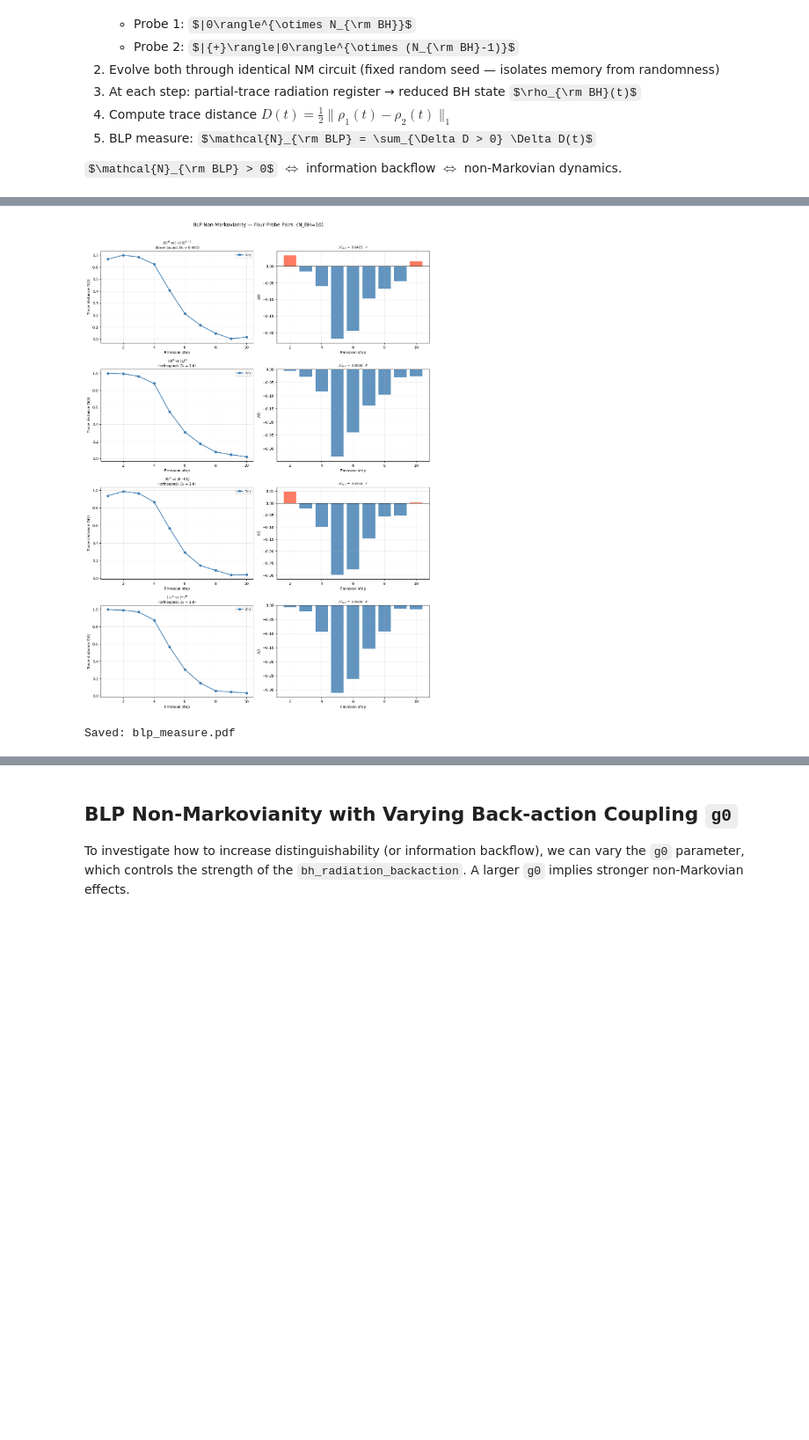
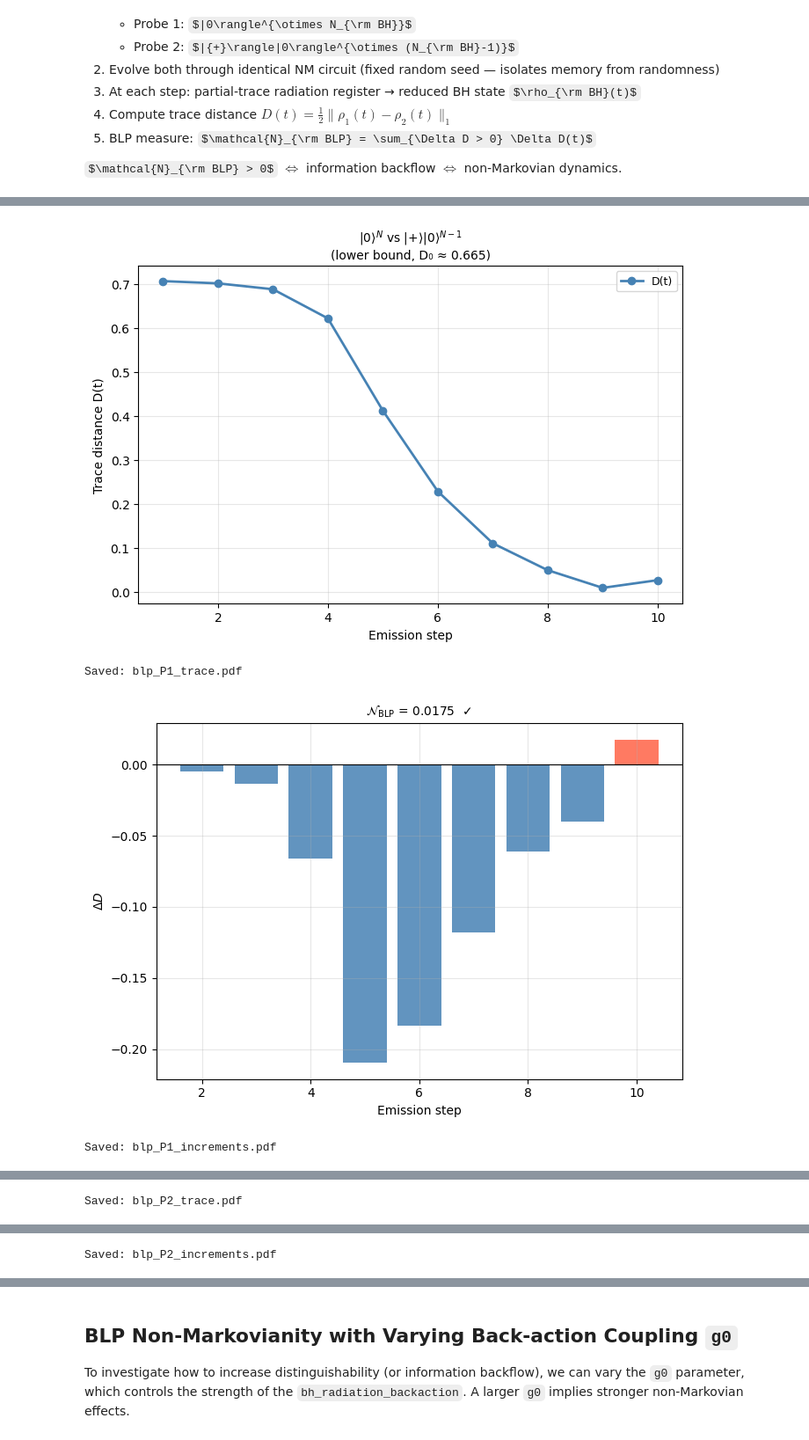
Before and after one commit to aaqhilahamed2004-ops/non-markovian_black-hole_evaporation, a Jupyter notebook: MvNM_v2.ipynb, the cells around one changed output, grey strips where cells are left out. Shown at 88% size. Drawn from its saved outputs; the diff is of its cells as text; code cells hidden in the pictures; some formulas as TeX source; blank space fills up the shorter version.

```diff
--- a/MvNM_v2.ipynb
+++ b/MvNM_v2.ipynb
@@ -28,7 +30,7 @@ from qiskit.quantum_info import Statevector, partial_trace, entropy, Operator
 #
 # Page time = N_BH // 2
 
-N_BH = 12          # black hole size (14 exceeds available RAM for statevector)
+N_BH = 10         # black hole size (14 exceeds available RAM for statevector)
 C_M  = '#1A6FB5'   # Markovian colour
 C_NM = '#E06000'   # Non-Markovian colour
 
@@ -42,3 +42,5 @@ G0_GLOBAL = 0.785
+# %%
+G0_GLOBAL = 1.57
 # %%
 # ─────────────────────────────────────────────────────────────────────────────
 # CIRCUIT BUILDING BLOCKS
@@ -611,8 +734,7 @@ def trace_distance(rho1, rho2) -> float:
     eigvals = np.linalg.eigvalsh(rho1.data - rho2.data)
     return 0.5 * float(np.sum(np.abs(eigvals)))
 
-'''
-def run_evaporation_for_blp(probe: str, seed: int = 42, markovian: bool = False, g0: float = G0_GLOBAL):
+def run_evaporation_for_blp(probe: str, seed: int = 100, markovian: bool = False, g0: float = G0_GLOBAL):
     """
     probe : 'zero'     -> |0...0>^N
             'plus'     -> |+>|0>^(N-1)
@@ -653,8 +775,8 @@ def run_evaporation_for_blp(probe: str, seed: int = 42, markovian: bool = False,
         rho_series.append(rho_interior)
 
     return rho_series
+
 '''
-
 def compute_blp_pair(probe_a, probe_b, label_a, label_b, series_cache):
     """Compute D(t), dD, N_BLP for a probe pair. Uses cache to avoid re-running."""
     if probe_a not in series_cache:
@@ -681,7 +803,7 @@ pairs = [
     ('plus_all','minus_all', r"$|{+}\rangle^N$ vs $|{-}\rangle^N$",
                           "orthogonal, D₀ = 1.0",      "orthogonal (coherent)"),
 ]
-
+'''
 # ── Run all pairs ─────────────────────────────────────────────────────────────
 print(f"Computing BLP measure  (N_BH={N_BH})...")
 cache   = {}
@@ -707,39 +829,36 @@ for i, ((pa, pb, _, d0_note, short), (_, _, _, N_BLP, _, _)) in enumerate(zip(pa
     print(f"  {short:<42} {N_BLP:>10.6f}  {flag}")
 print(f"{'='*60}")
 
-# ── 4×2 plot grid ─────────────────────────────────────────────────────────────
-fig, axes = plt.subplots(4, 2, figsize=(13, 18))
+# ── 4 plots ─────────────────────────────────────────────────────────────
 
 for row, (steps, D_vals, dD, N_BLP, tex_label, d0_note) in enumerate(results):
-    # Left: trace distance
-    axes[row, 0].plot(steps, D_vals, 'o-', color='steelblue', lw=2, label='D(t)')
-    axes[row, 0].set_xlabel("Emission step")
-    axes[row, 0].set_ylabel("Trace distance D(t)")
-    axes[row, 0].set_title(f"{tex_label}\n({d0_note})", fontsize=9)
-    axes[row, 0].grid(alpha=0.3)
-    axes[row, 0].legend(fontsize=8)
+    pair_tag = f"P{row+1}"
 
-    # Right: ΔD bar chart
+    # Trace distance
+    fig, ax = plt.subplots(figsize=(7, 5))
+    ax.plot(steps, D_vals, 'o-', color='steelblue', lw=2, label='D(t)')
+    ax.set_xlabel("Emission step"); ax.set_ylabel("Trace distance D(t)")
+    ax.set_title(f"{tex_label}\n({d0_note})", fontsize=10)
+    ax.grid(alpha=0.3); ax.legend(fontsize=9)
+    plt.tight_layout()
+    plt.savefig(f"blp_{pair_tag}_trace.pdf", bbox_inches='tight', dpi=200)
+    plt.show(); print(f"Saved: blp_{pair_tag}_trace.pdf")
+
+    # Increments
+    fig, ax = plt.subplots(figsize=(7, 5))
     bar_colors = ['tomato' if d > 0 else 'steelblue' for d in dD]
-    axes[row, 1].bar(steps[1:], dD, color=bar_colors, alpha=0.85)
-    axes[row, 1].axhline(0, color='black', lw=0.8)
-    axes[row, 1].set_xlabel("Emission step")
-    axes[row, 1].set_ylabel(r"$\Delta D$")
-    axes[row, 1].set_title(
+    ax.bar(steps[1:], dD, color=bar_colors, alpha=0.85)
+    ax.axhline(0, color='black', lw=0.8)
+    ax.set_xlabel("Emission step"); ax.set_ylabel(r"$\Delta D$")
+    ax.set_title(
         r"$\mathcal{N}_{\rm BLP}$" + f" = {N_BLP:.4f}"
         + ("  ✓" if N_BLP > 1e-6 else "  ✗"),
-        fontsize=9
+        fontsize=10
     )
-    axes[row, 1].grid(alpha=0.3)
-
-plt.suptitle(
-    f"BLP Non-Markovianity — Four Probe Pairs  (N_BH={N_BH})",
-    fontsize=13, y=1.01
-)
-plt.tight_layout()
-plt.savefig("blp_measure.pdf", bbox_inches='tight', dpi=200)
-plt.show()
-print("Saved: blp_measure.pdf")
+    ax.grid(alpha=0.3)
+    plt.tight_layout()
+    plt.savefig(f"blp_{pair_tag}_increments.pdf", bbox_inches='tight', dpi=200)
+    plt.show(); print(f"Saved: blp_{pair_tag}_increments.pdf")
 # %% [output]
 Computing BLP measure  (N_BH=10)...
 
@@ -760,3 +879,5 @@ Trace distances D(t):
 ============================================================
-[figure, old version]
+[figure, new version]
-Saved: blp_measure.pdf
+Saved: blp_P1_trace.pdf
+[figure, added]
+Saved: blp_P1_increments.pdf
@@ -762,0 +885 @@ Saved: blp_measure.pdf
+Saved: blp_P2_trace.pdf
@@ -762,0 +887 @@ Saved: blp_measure.pdf
+Saved: blp_P2_increments.pdf
```
Also changed, not shown: parts of 20 cells of this notebook.
